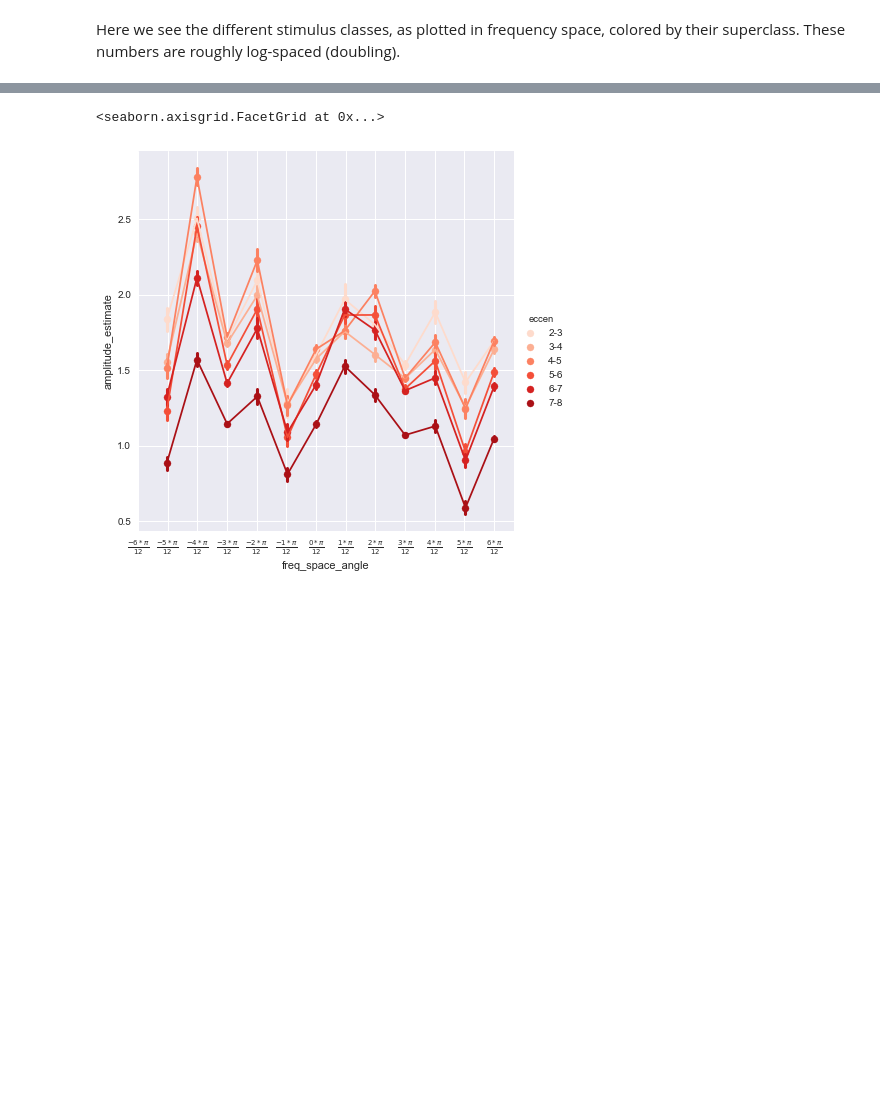
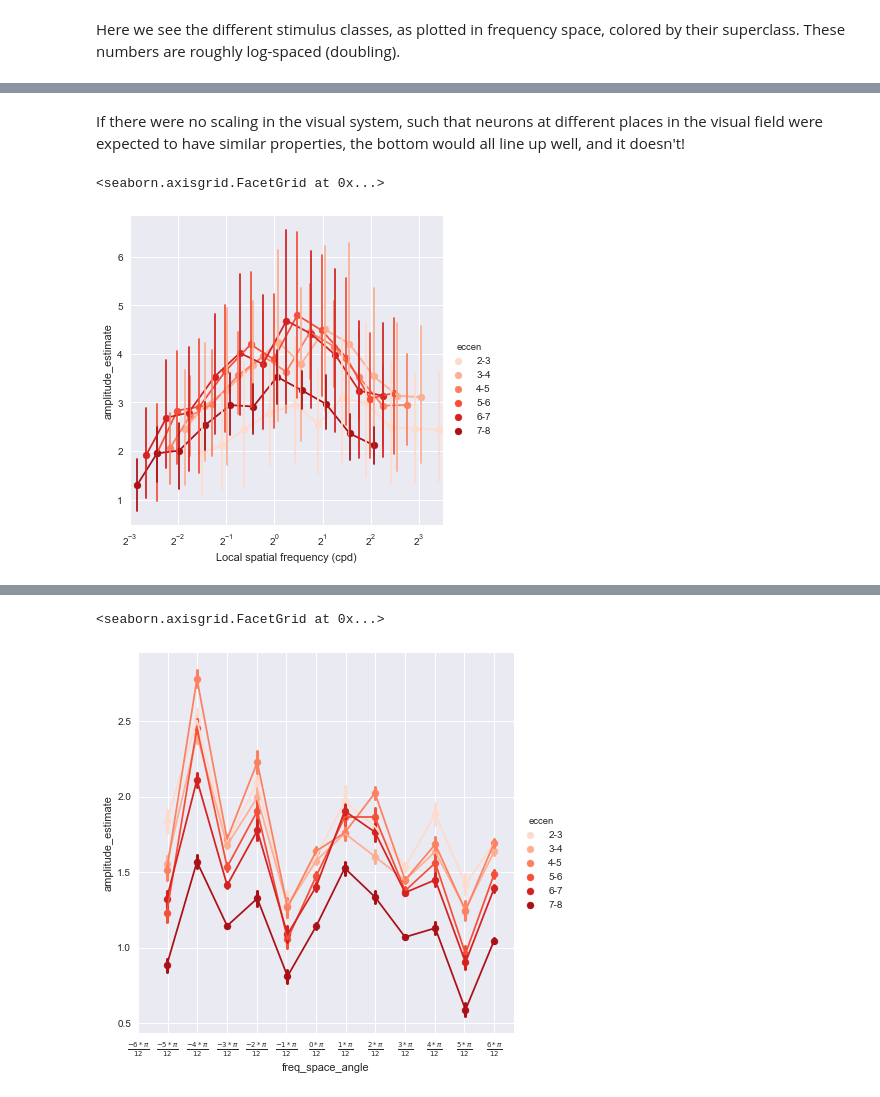
Before and after one commit to billbrod/spatial-frequency-preferences, a Jupyter notebook: notebooks/03-MRI-first-level.ipynb, the cells around one changed output, grey strips where cells are left out. Cells and saved outputs as stored; diff of their text form; code cells hidden in the pictures; blank space fills up the shorter version.

```diff
--- a/notebooks/03-MRI-first-level.ipynb
+++ b/notebooks/03-MRI-first-level.ipynb
@@ -279,3 +349,16 @@ g.add_legend()
+# %% [markdown]
+If there were no scaling in the visual system, such that neurons at different places in the visual field were expected to have similar properties, the bottom would all line up well, and it doesn't!
+# %%
+g = sns.FacetGrid(df[df.stimulus_superclass=='circular'], hue='eccen', palette='Reds', size=5,)
+#g.map(sns.regplot, 'Local spatial frequency (cpd)', 'amplitude_estimate', x_estimator=np.mean, fit_reg=False)
+g.map_dataframe(sfp.utils.plot_mean, 'Local spatial frequency (cpd)', 'amplitude_estimate')
+g.map_dataframe(sfp.utils.scatter_ci_dist, 'Local spatial frequency (cpd)', 'amplitude_estimate')
+g.ax.set_xscale('log', basex=2)
+g.ax.set_xlim([2**-3, 2**3.5])
+g.add_legend()
+# %% [output]
+<seaborn.axisgrid.FacetGrid at 0x...>
+[figure, added]
 # %%
 classes_of_interest = []
 classes_of_interest.extend(df[(df.stimulus_superclass=='circular')&(df.rounded_freq_space_distance==11)].stimulus_class.unique())
```
Also changed, not shown: parts of 11 cells of this notebook.
